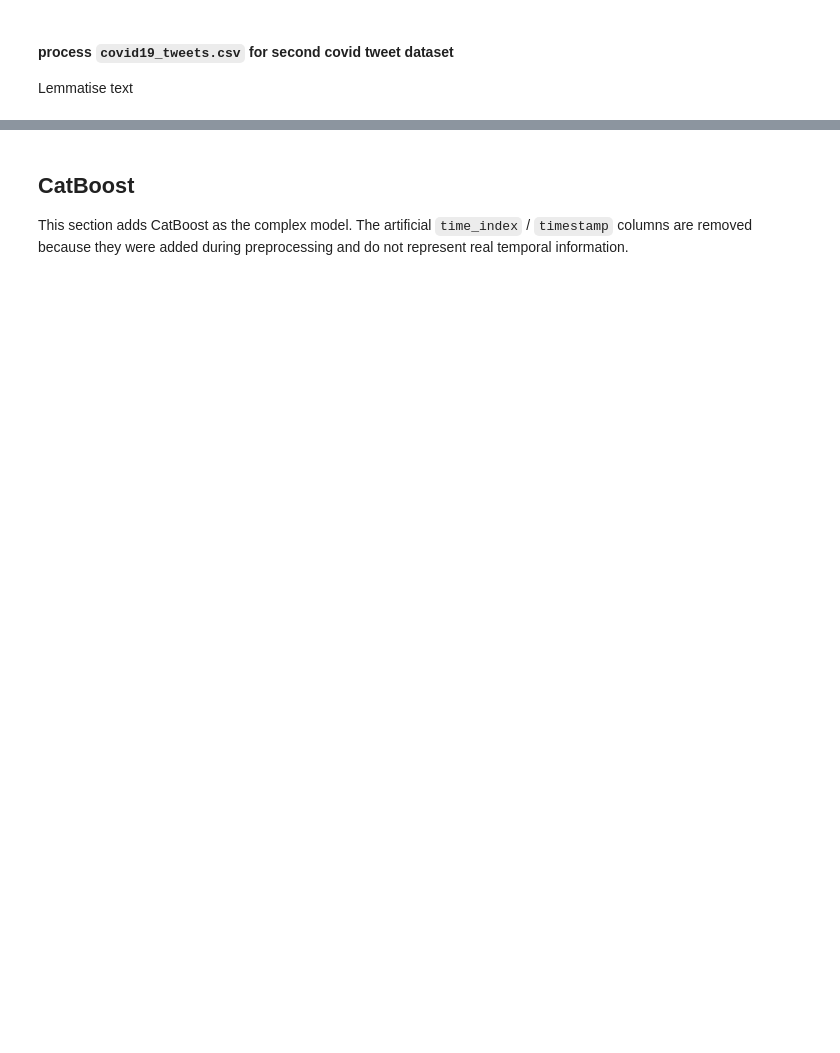
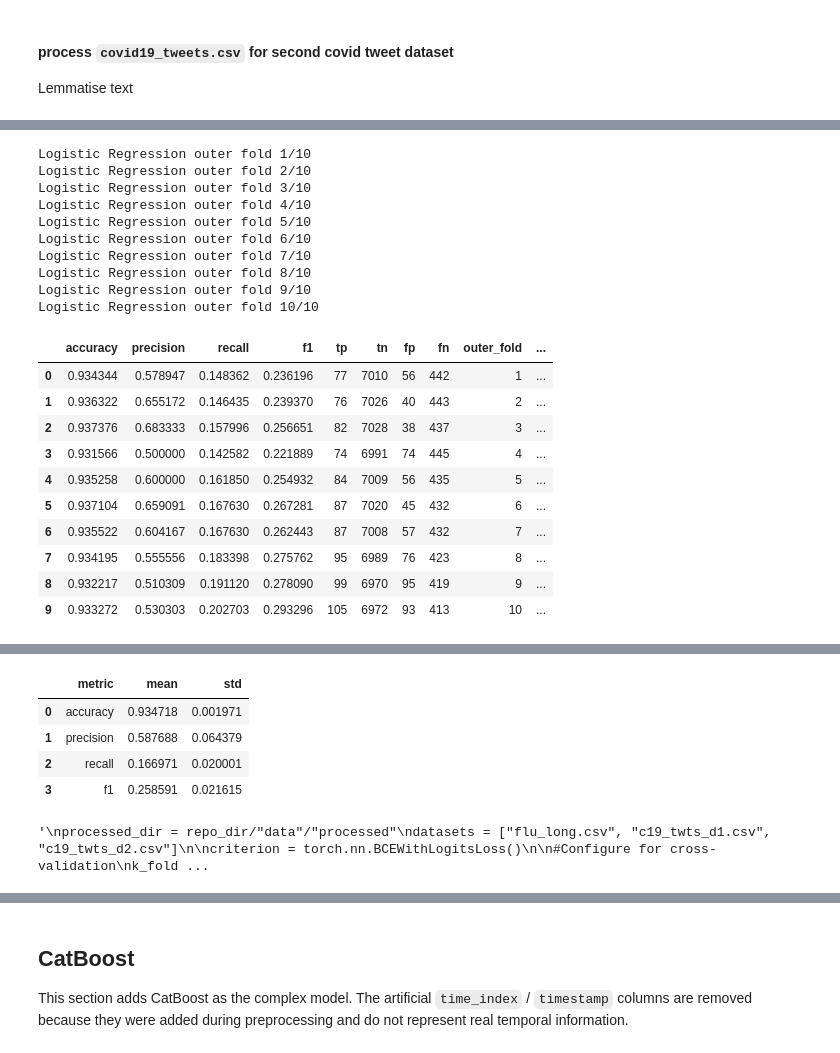
Before and after one commit to mk654/SML_PG60, a Jupyter notebook: COMP90051_ProjectGroup60_code.ipynb, the cells around one changed output, grey strips where cells are left out. Cells and saved outputs as stored; diff of their text form; code cells hidden in the pictures; blank space fills up the shorter version.

```diff
--- a/COMP90051_ProjectGroup60_code.ipynb
+++ b/COMP90051_ProjectGroup60_code.ipynb
@@ -26,10 +26,22 @@ from scipy import sparse
 import torch
 import torch.nn as nn
 
+DEVICE = torch.device("cuda" if torch.cuda.is_available() else "cpu")
+
+CATBOOST_TASK_TYPE = "GPU" if torch.cuda.is_available() else "CPU"
+CATBOOST_DEVICES = "0" if CATBOOST_TASK_TYPE == "GPU" else None
+
+print("PyTorch device:", DEVICE)
+print("CatBoost task type:", CATBOOST_TASK_TYPE)
+
 
 # Amelia -> load data from github repo
 !git clone https://github.com/mk654/SML_PG60
 repo_dir = Path("/content/SML_PG60")
+if not repo_dir.exists():
+    !git clone https://github.com/mk654/SML_PG60 /content/SML_PG60
+else:
+    print("Repository already exists:", repo_dir)
 
 flu_mat = repo_dir / "data" / "matraw" / "influenza_outbreak_dataset.mat" # access influenza dataset from gitrepo
 fludata = loadmat(flu_mat)
@@ -526,13 +637,13 @@ class LogisticRegressionModel(nn.Module): #From tute
     def forward(self, x):
         return self.linear(x)
 
-def train_model(model_class, input_dim, criterion_fn, lr, momentum, X_train, y_train, epochs=50, batch_size=32, seed=42):
+def train_model(model_class, input_dim, criterion_fn, lr, momentum, X_train, y_train, epochs=20, batch_size=2048, seed=42, weight_decay=0.0):
     torch.manual_seed(seed) ##
-    model = model_class(input_dim)
-    optimizer = torch.optim.Adam(model.parameters(), lr=lr)
+    model = model_class(input_dim).to(DEVICE)
+    optimizer = torch.optim.Adam(model.parameters(), lr=lr, weight_decay=weight_decay) #Adam does not use the momentum argument directly; the argument is kept for compatibility with earlier calls.
     #Convert training and evaluation arrays to tensors
-    Xt = torch.tensor(X_train, dtype = torch.float32)
-    yt = torch.tensor(y_train, dtype = torch.float32).unsqueeze(1)
+    Xt = torch.tensor(X_train, dtype=torch.float32).to(DEVICE)
+    yt = torch.tensor(y_train, dtype=torch.float32).unsqueeze(1).to(DEVICE)
     #yt = torch.tensor(y_train, dtype=torch.float32).view(-1, 1)
 
     #Set up training data loader
@@ -575,6 +686,3 @@ def stratified_split_indices(X, y, n_folds, seed=42):
   for val_idx in val_folds:
     train_idx=np.setdiff1d(all_indices, val_idx)
     yield train_idx, val_idx
-
-    """fold_model = train_model(model, n_features, criterion, lr, momentum, X_train, y_train, epochs=50)
-    fold_model = train_model(model, n_features, criterion, lr, X_train, y_train, epochs=50)""" # adma not using momentun?
@@ -580,0 +829,40 @@ def stratified_split_indices(X, y, n_folds, seed=42):
+# %%
+#Lachlan -> run baseline logistic regression on just flu_long.csv
+X_np, y_np = load_model_data("flu_long.csv")
+
+logistic_results_df, logistic_tuning_df, logistic_summary_df = run_logistic_nested_cv(
+    X=X_np,
+    y=y_np,
+    outer_folds=10,
+    inner_folds=3,
+    weight_decay_grid=[1e-5, 1e-4, 1e-3], #[0.01, 0.1, 1]
+    lr=0.001,
+    seed=42,
+    epochs=50,
+)
+
+display(logistic_results_df)
+display(logistic_tuning_df)
+display(logistic_summary_df)
+# %% [output]
+Logistic Regression outer fold 1/10
+Logistic Regression outer fold 2/10
+Logistic Regression outer fold 3/10
+Logistic Regression outer fold 4/10
+Logistic Regression outer fold 5/10
+Logistic Regression outer fold 6/10
+Logistic Regression outer fold 7/10
+Logistic Regression outer fold 8/10
+Logistic Regression outer fold 9/10
+Logistic Regression outer fold 10/10
+|  | accuracy | precision | recall | f1 | tp | tn | fp | fn | outer_fold | ... |
+| 0 | 0.934344 | 0.578947 | 0.148362 | 0.236196 | 77 | 7010 | 56 | 442 | 1 | ... |
+| 1 | 0.936322 | 0.655172 | 0.146435 | 0.239370 | 76 | 7026 | 40 | 443 | 2 | ... |
+| 2 | 0.937376 | 0.683333 | 0.157996 | 0.256651 | 82 | 7028 | 38 | 437 | 3 | ... |
+| 3 | 0.931566 | 0.500000 | 0.142582 | 0.221889 | 74 | 6991 | 74 | 445 | 4 | ... |
+| 4 | 0.935258 | 0.600000 | 0.161850 | 0.254932 | 84 | 7009 | 56 | 435 | 5 | ... |
+| 5 | 0.937104 | 0.659091 | 0.167630 | 0.267281 | 87 | 7020 | 45 | 432 | 6 | ... |
+| 6 | 0.935522 | 0.604167 | 0.167630 | 0.262443 | 87 | 7008 | 57 | 432 | 7 | ... |
+| 7 | 0.934195 | 0.555556 | 0.183398 | 0.275762 | 95 | 6989 | 76 | 423 | 8 | ... |
+| 8 | 0.932217 | 0.510309 | 0.191120 | 0.278090 | 99 | 6970 | 95 | 419 | 9 | ... |
+| 9 | 0.933272 | 0.530303 | 0.202703 | 0.293296 | 105 | 6972 | 93 | 413 | 10 | ... |
@@ -581 +886,7 @@ def stratified_split_indices(X, y, n_folds, seed=42):
+|  | metric | mean | std |
+| 0 | accuracy | 0.934718 | 0.001971 |
+| 1 | precision | 0.587688 | 0.064379 |
+| 2 | recall | 0.166971 | 0.020001 |
+| 3 | f1 | 0.258591 | 0.021615 |
+'\nprocessed_dir = repo_dir/"data"/"processed"\ndatasets = ["flu_long.csv", "c19_twts_d1.csv", "c19_twts_d2.csv"]\n\ncriterion = torch.nn.BCEWithLogitsLoss()\n\n#Configure for cross-validation\nk_fold ...
 # %%
```
Also changed, not shown: parts of 52 cells of this notebook.
